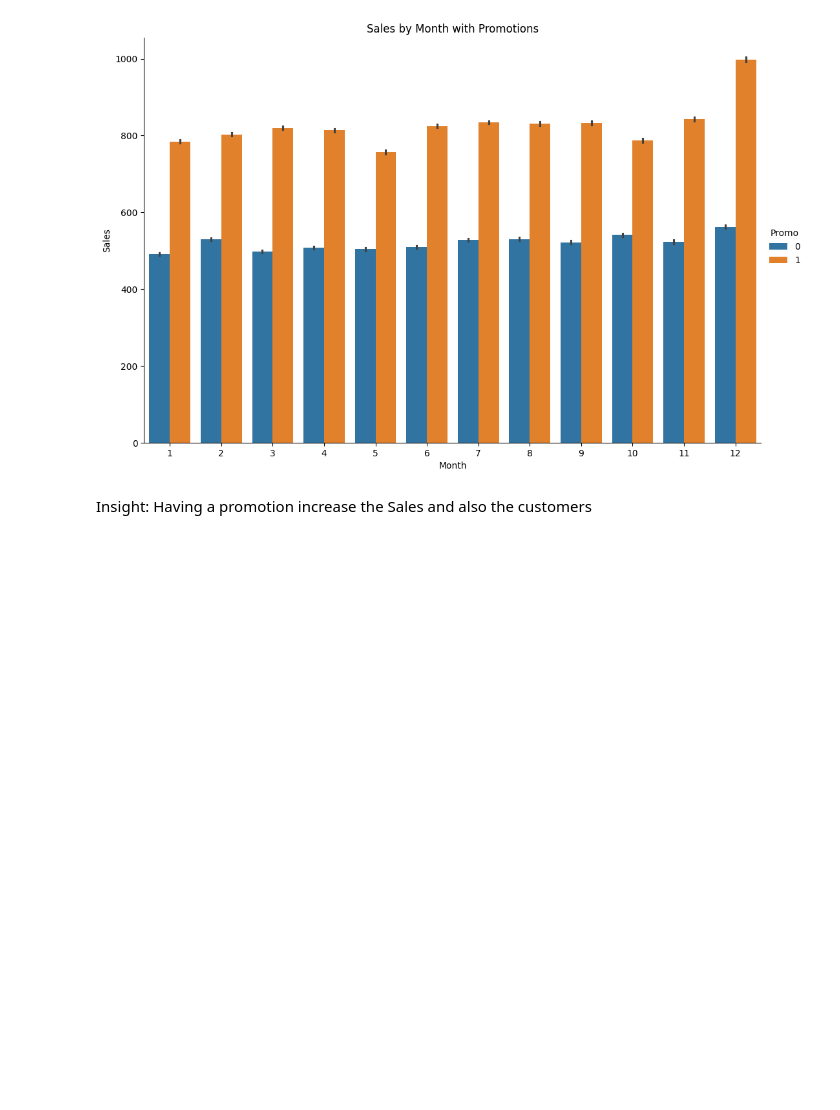
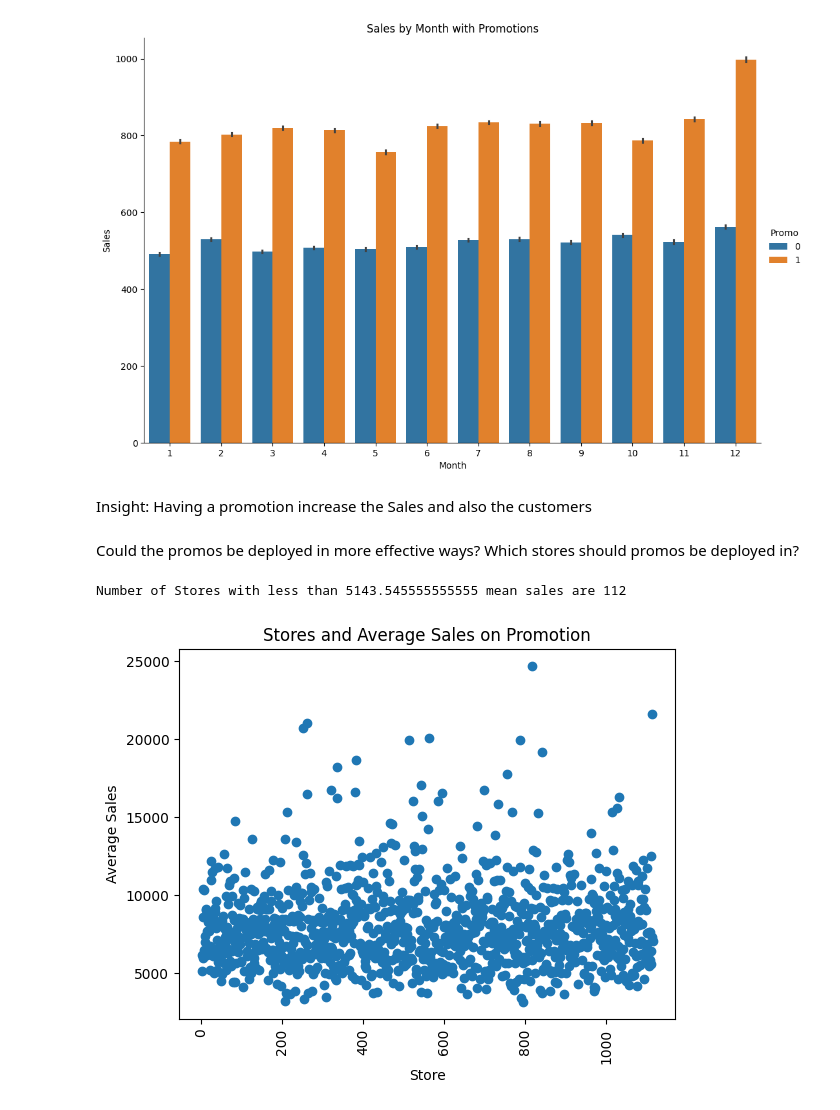
Before and after one commit to brook1167/Rossmann-Pharmaceuticals, a Jupyter notebook: notebooks/exploratory_analysis.ipynb, the cells around one changed output. Cells and saved outputs as stored; diff of their text form; code cells hidden in the pictures; blank space fills up the shorter version.

Commit message:
scatter plot stores

```diff
--- a/notebooks/exploratory_analysis.ipynb
+++ b/notebooks/exploratory_analysis.ipynb
@@ -307,3 +307,33 @@ plt.show()Sales
 [figure]
 # %% [markdown]
 Insight: Having a promotion increase the Sales and also the customers
+# %% [markdown]
+Could the promos be deployed in more effective ways? Which stores should promos
+be deployed in?
+# %%
+# Filter stores with promotions
+store_with_promo = train_store[train_df.Promo == 1]
+
+# Group by store and aggregate sales and customers
+result = store_with_promo[['Store', 'Sales', 'Customers']].groupby('Store').agg({
+    "Sales": "mean",
+    "Customers": "sum"
+})
+
+# Calculate the 10th percentile of sales
+low_sales = result['Sales'].quantile(0.1)  # least 10 percent sales
+small_sales = result[result['Sales'] <= low_sales]
+
+# Print number of stores with low sales
+print(f"Number of Stores with less than {low_sales} mean sales are {small_sales.shape[0]}")
+
+# Create a scatter plot of Stores and their average Sales
+plt.scatter(result.index, result['Sales'])
+plt.title('Stores and Average Sales on Promotion')
+plt.xlabel('Store')
+plt.ylabel('Average Sales')
+plt.xticks(rotation=90)  # Rotate x labels for better readability
+plt.show()
+# %% [output]
+Number of Stores with less than 5143.545555555555 mean sales are 112
+[figure, added]
```
